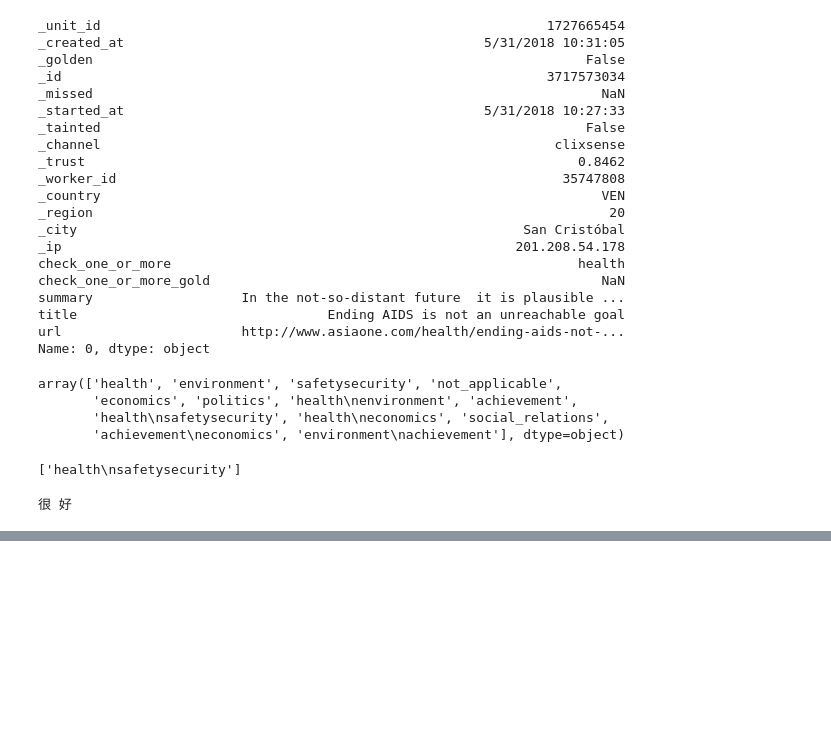
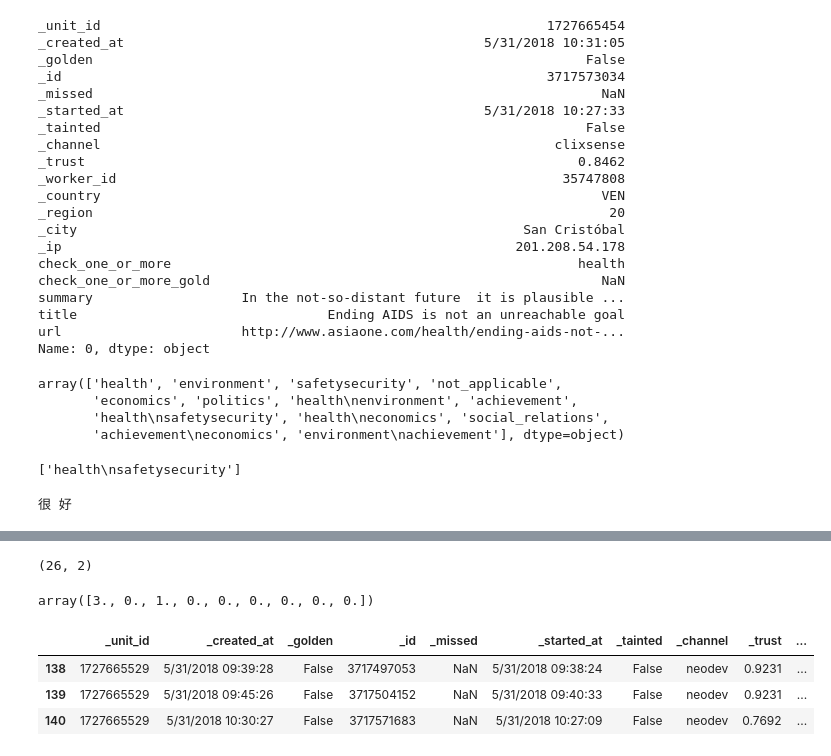
Before and after one commit to mannuscript/micromort, a Jupyter notebook: micromort/analysis/figure 8 - crowd sourcing analysis.ipynb, the cells around one changed output, grey strips where cells are left out. Drawn from its saved outputs; the diff is of its cells as text; code cells hidden in the pictures; blank space fills up the shorter version.

```diff
--- a/micromort/analysis/figure 8 - crowd sourcing analysis.ipynb
+++ b/micromort/analysis/figure 8 - crowd sourcing analysis.ipynb
@@ -244,0 +248,10 @@ for ky in _d.keys():
+# %%
+a = pd.DataFrame({'counts' : labelled_data.groupby( [ "url"] ).size()}).reset_index()
+# %% [output]
+(26, 2)
+# %%
+count = 0
+d = {}
+for url in a[a.counts == 3].url:
+    d[url] = count
+    count=count+1
@@ -244,0 +271,11 @@ for ky in _d.keys():
+# %%
+mat[5]
+# %% [output]
+array([3., 0., 1., 0., 0., 0., 0., 0., 0.])
+# %%
+labelled_data[labelled_data.url == d.keys()[2]]
+# %% [output]
+|  | _unit_id | _created_at | _golden | _id | _missed | _started_at | _tainted | _channel | _trust | ... |
+| 138 | 1727665529 | 5/31/2018 09:39:28 | False | 3717497053 | NaN | 5/31/2018 09:38:24 | False | neodev | 0.9231 | ... |
+| 139 | 1727665529 | 5/31/2018 09:45:26 | False | 3717504152 | NaN | 5/31/2018 09:40:33 | False | neodev | 0.9231 | ... |
+| 140 | 1727665529 | 5/31/2018 10:30:27 | False | 3717571683 | NaN | 5/31/2018 10:27:09 | False | neodev | 0.7692 | ... |
```
Also changed, not shown: parts of 9 cells of this notebook, 1 other file.
